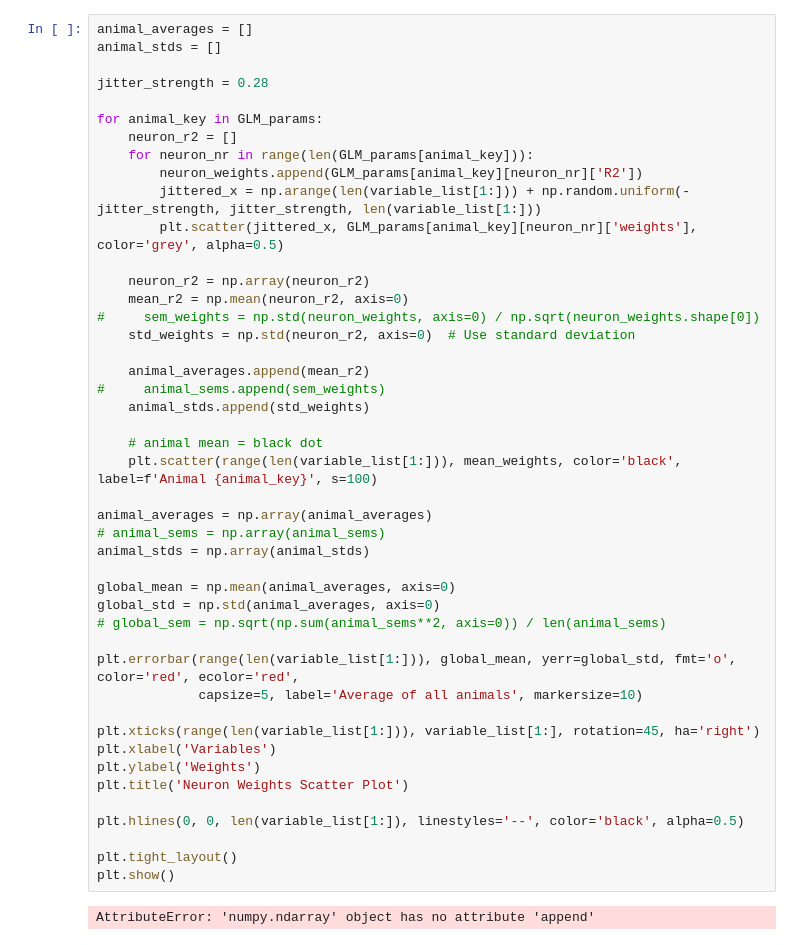
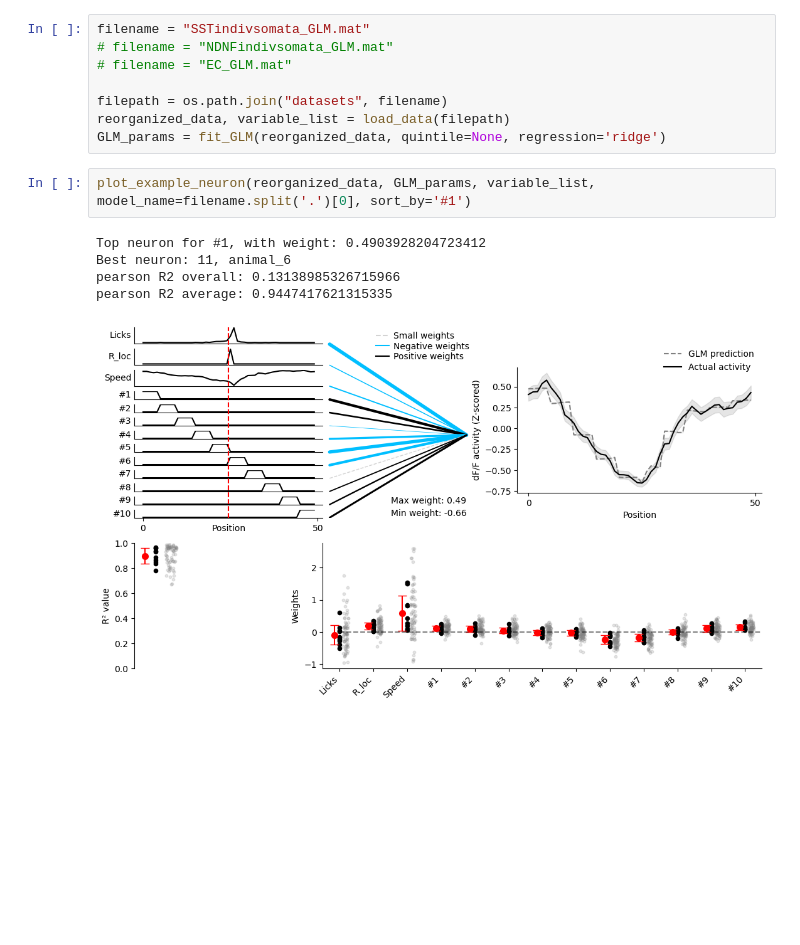
Before and after one commit to Milstein-Lab/CA1-interneuron-GLM, a Jupyter notebook: GLM_analysis.ipynb, the cells around one changed output. Saved outputs shown, nothing was run; the diff lists cells and outputs as text; blank space fills up the shorter version.

Commit message:
reorganized files in repo

```diff
--- a/GLM_analysis.ipynb
+++ b/GLM_analysis.ipynb
@@ -500,47 +13,16 @@ plt.show()
-# %%
-animal_averages = []
-animal_stds = []
-
-jitter_strength = 0.28
-
-for animal_key in GLM_params:
-    neuron_r2 = []
-    for neuron_nr in range(len(GLM_params[animal_key])):
-        neuron_weights.append(GLM_params[animal_key][neuron_nr]['R2'])
-        jittered_x = np.arange(len(variable_list[1:])) + np.random.uniform(-jitter_strength, jitter_strength, len(variable_list[1:]))
-        plt.scatter(jittered_x, GLM_params[animal_key][neuron_nr]['weights'], color='grey', alpha=0.5)
-
-    neuron_r2 = np.array(neuron_r2)
-    mean_r2 = np.mean(neuron_r2, axis=0)
-#     sem_weights = np.std(neuron_weights, axis=0) / np.sqrt(neuron_weights.shape[0])
-    std_weights = np.std(neuron_r2, axis=0)  # Use standard deviation
-
-    animal_averages.append(mean_r2)
-#     animal_sems.append(sem_weights)
-    animal_stds.append(std_weights)
-
-    # animal mean = black dot
-    plt.scatter(range(len(variable_list[1:])), mean_weights, color='black', label=f'Animal {animal_key}', s=100)
-
-animal_averages = np.array(animal_averages)
-# animal_sems = np.array(animal_sems)
-animal_stds = np.array(animal_stds)
-
-global_mean = np.mean(animal_averages, axis=0)
-global_std = np.std(animal_averages, axis=0)
-# global_sem = np.sqrt(np.sum(animal_sems**2, axis=0)) / len(animal_sems)
-
-plt.errorbar(range(len(variable_list[1:])), global_mean, yerr=global_std, fmt='o', color='red', ecolor='red',
-             capsize=5, label='Average of all animals', markersize=10)
-
-plt.xticks(range(len(variable_list[1:])), variable_list[1:], rotation=45, ha='right')
-plt.xlabel('Variables')
-plt.ylabel('Weights')
-plt.title('Neuron Weights Scatter Plot')
-
-plt.hlines(0, 0, len(variable_list[1:]), linestyles='--', color='black', alpha=0.5)
-
-plt.tight_layout()
-plt.show()
-# %% [output]
-AttributeError: 'numpy.ndarray' object has no attribute 'append'
+# %%
+filename = "SSTindivsomata_GLM.mat"
+# filename = "NDNFindivsomata_GLM.mat"
+# filename = "EC_GLM.mat"
+
+filepath = os.path.join("datasets", filename)
+reorganized_data, variable_list = load_data(filepath)
+GLM_params = fit_GLM(reorganized_data, quintile=None, regression='ridge')
+# %%
+plot_example_neuron(reorganized_data, GLM_params, variable_list, model_name=filename.split('.')[0], sort_by='#1')
+# %% [output]
+Top neuron for #1, with weight: 0.4903928204723412
+Best neuron: 11, animal_6
+pearson R2 overall: 0.13138985326715966
+pearson R2 average: 0.9447417621315335
+[figure, added]
```
Also changed, not shown: parts of 12 cells of this notebook, 7 other files.
